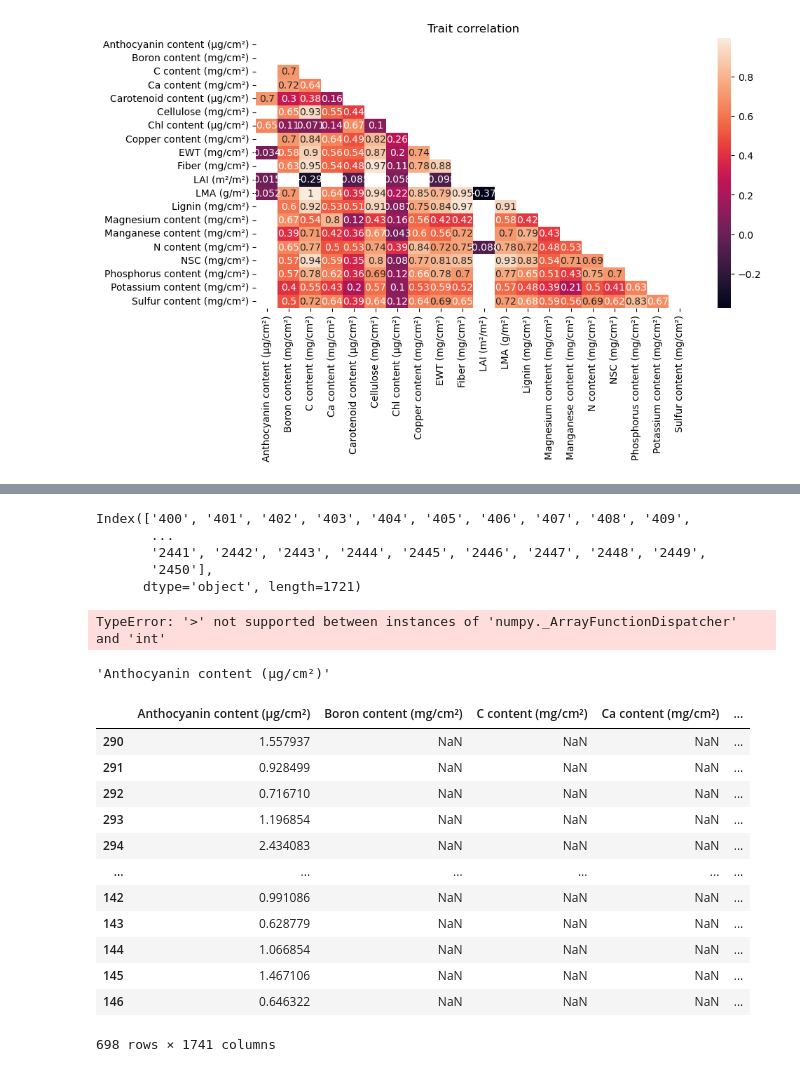
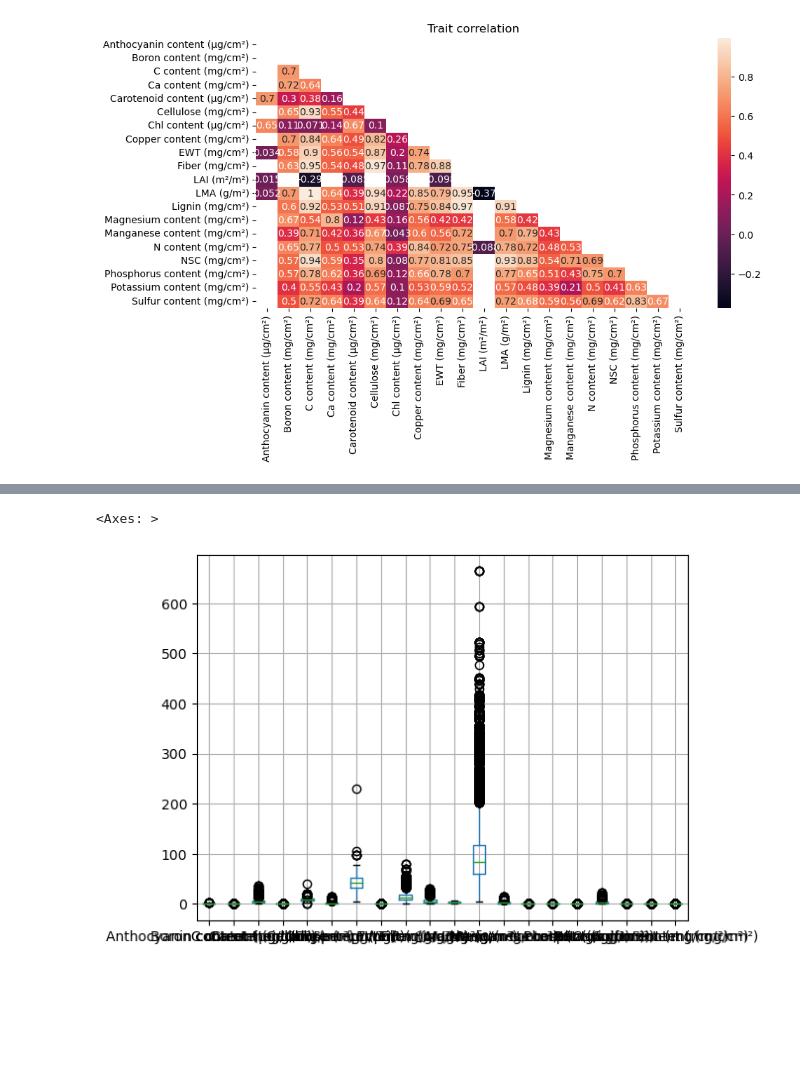
Before and after one commit to pau-ventrod/ADA_Spectral, a Jupyter notebook: SRC/scripts/Week 1 - Visualization.ipynb, the cells around one changed output, grey strips where cells are left out. Cells and saved outputs as stored; diff of their text form; code cells hidden in the pictures; blank space fills up the shorter version.

```diff
--- a/SRC/scripts/Week 1 - Visualization.ipynb
+++ b/SRC/scripts/Week 1 - Visualization.ipynb
@@ -186,32 +204,5 @@ TypeError: 'ListedColormap' object is not subscriptable
-# %%
-row.index
-# %% [output]
-Index(['400', '401', '402', '403', '404', '405', '406', '407', '408', '409',
-       ...
-       '2441', '2442', '2443', '2444', '2445', '2446', '2447', '2448', '2449',
-       '2450'],
-      dtype='object', length=1721)
-# %%
-data_df.query('@target_cols[0] != @np.nan ')
-# %% [output]
-TypeError: '>' not supported between instances of 'numpy._ArrayFunctionDispatcher' and 'int'
-# %%
-target_cols[0]
-# %% [output]
-'Anthocyanin content (μg/cm²)'
-# %%
-data_df[~data_df[target_cols[0]].isna()]
-# %% [output]
-|  | Anthocyanin content (μg/cm²) | Boron content (mg/cm²) | C content (mg/cm²) | Ca content (mg/cm²) | ... |
-| 290 | 1.557937 | NaN | NaN | NaN | ... |
-| 291 | 0.928499 | NaN | NaN | NaN | ... |
-| 292 | 0.716710 | NaN | NaN | NaN | ... |
-| 293 | 1.196854 | NaN | NaN | NaN | ... |
-| 294 | 2.434083 | NaN | NaN | NaN | ... |
-| ... | ... | ... | ... | ... | ... |
-| 142 | 0.991086 | NaN | NaN | NaN | ... |
-| 143 | 0.628779 | NaN | NaN | NaN | ... |
-| 144 | 1.066854 | NaN | NaN | NaN | ... |
-| 145 | 1.467106 | NaN | NaN | NaN | ... |
-| 146 | 0.646322 | NaN | NaN | NaN | ... |
-698 rows × 1741 columns
+# %%
+data_df[target_cols].boxplot()
+# %% [output]
+<Axes: >
+[figure, added]
```
Also changed, not shown: parts of 15 cells of this notebook, 1 other file.
